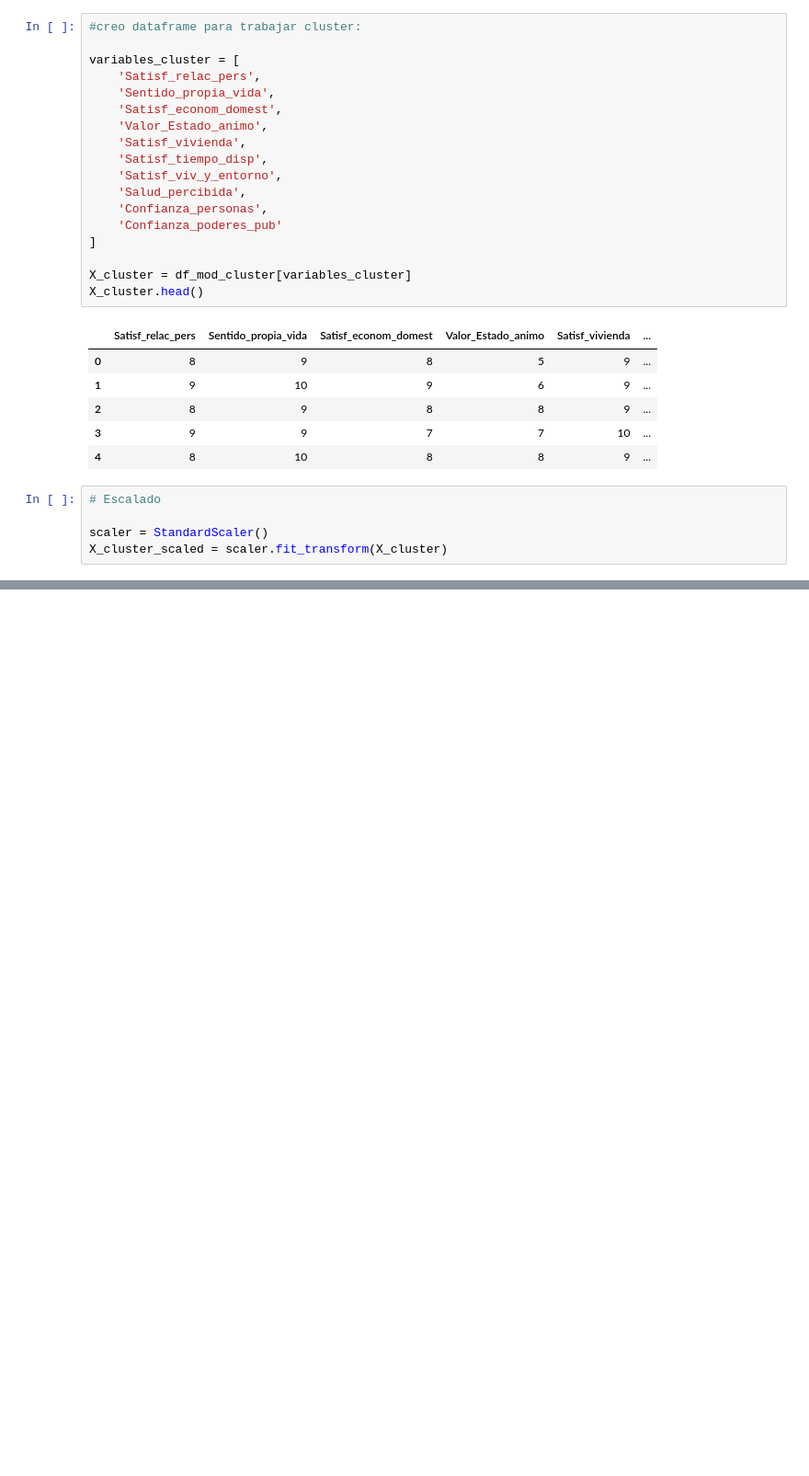
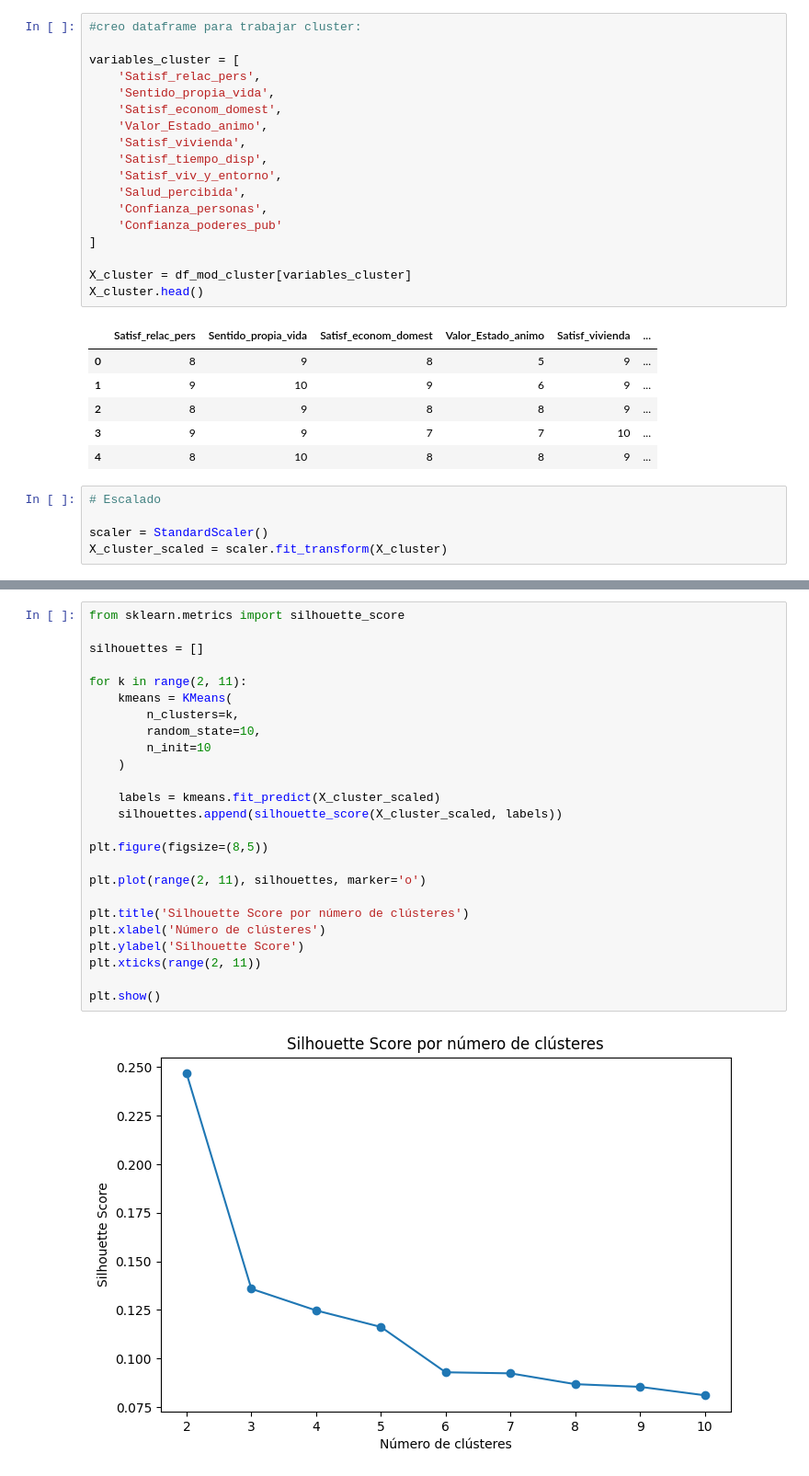
Before and after one commit to Leire2026/Proyecto_Machine_Learning, a Jupyter notebook: Proyecto_Final_ML/2_Notebooks/3_Modelo_5_Kmeans_Clustering.ipynb, the cells around one changed output, grey strips where cells are left out. Shown at 92% size. Drawn from its saved outputs; the diff is of its cells as text; blank space fills up the shorter version.

```diff
--- a/Proyecto_Final_ML/2_Notebooks/3_Modelo_5_Kmeans_Clustering.ipynb
+++ b/Proyecto_Final_ML/2_Notebooks/3_Modelo_5_Kmeans_Clustering.ipynb
@@ -94,0 +97,27 @@ plt.show()
+# %%
+from sklearn.metrics import silhouette_score
+
+silhouettes = []
+
+for k in range(2, 11):
+    kmeans = KMeans(
+        n_clusters=k,
+        random_state=10,
+        n_init=10
+    )
+
+    labels = kmeans.fit_predict(X_cluster_scaled)
+    silhouettes.append(silhouette_score(X_cluster_scaled, labels))
+
+plt.figure(figsize=(8,5))
+
+plt.plot(range(2, 11), silhouettes, marker='o')
+
+plt.title('Silhouette Score por número de clústeres')
+plt.xlabel('Número de clústeres')
+plt.ylabel('Silhouette Score')
+plt.xticks(range(2, 11))
+
+plt.show()
+# %% [output]
+[figure, added]
```
Also changed, not shown: parts of 15 cells of this notebook.
